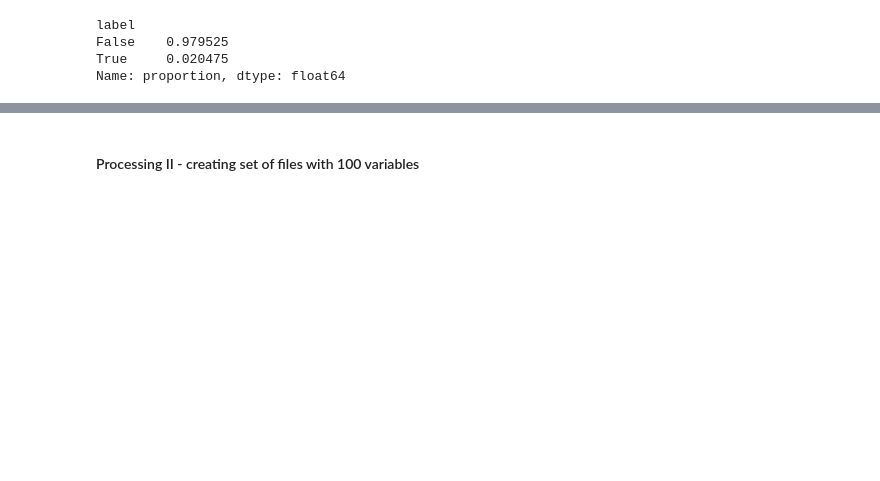
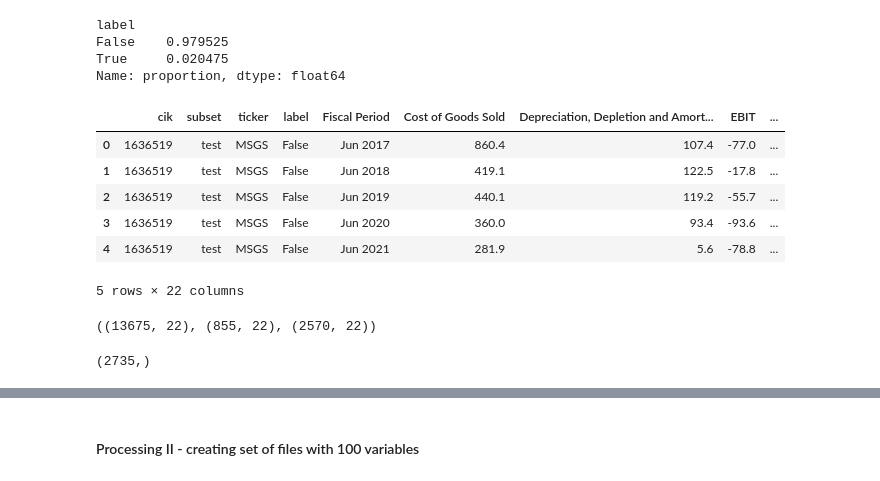
Before and after one commit to grepoz/bankruptcy-prophet, a Jupyter notebook: dataset/financial-data-processing-pipeline.ipynb, the cells around one changed output, grey strips where cells are left out. Cells and saved outputs as stored; diff of their text form; code cells hidden in the pictures; blank space fills up the shorter version.

```diff
--- a/dataset/financial-data-processing-pipeline.ipynb
+++ b/dataset/financial-data-processing-pipeline.ipynb
@@ -585,3 +628,34 @@ label
 False    0.979525
 True     0.020475
 Name: proportion, dtype: float64
+# %%
+df_raw = pd.read_csv('bankrupt_companies_with_17_variables_5_years_split.csv')
+df_raw.head()
+# %% [output]
+|  | cik | subset | ticker | label | Fiscal Period | Cost of Goods Sold | Depreciation, Depletion and Amort... | EBIT | ... |
+| 0 | 1636519 | test | MSGS | False | Jun 2017 | 860.4 | 107.4 | -77.0 | ... |
+| 1 | 1636519 | test | MSGS | False | Jun 2018 | 419.1 | 122.5 | -17.8 | ... |
+| 2 | 1636519 | test | MSGS | False | Jun 2019 | 440.1 | 119.2 | -55.7 | ... |
+| 3 | 1636519 | test | MSGS | False | Jun 2020 | 360.0 | 93.4 | -93.6 | ... |
+| 4 | 1636519 | test | MSGS | False | Jun 2021 | 281.9 | 5.6 | -78.8 | ... |
+5 rows × 22 columns
+# %%
+# df_raw = df_raw.drop(columns=['cik', 'ticker'])
+
+df_train = df_raw[df_raw['subset'] == 'train']
+df_validation = df_raw[df_raw['subset'] == 'val']
+df_test = df_raw[df_raw['subset'] == 'test']
+
+train_array = df_train.to_numpy()
+validation_array = df_validation.to_numpy()
+test_array = df_test.to_numpy()
+
+train_array.shape, validation_array.shape, test_array.shape
+# %% [output]
+((13675, 22), (855, 22), (2570, 22))
+# %%
+df_train_y = df_train.groupby('cik').agg({'label': 'first'}).reset_index()
+df_train_y = df_train_y['label'].astype(int).to_numpy()
+df_train_y.shape
+# %% [output]
+(2735,)
```
Also changed, not shown: parts of 39 cells of this notebook.
